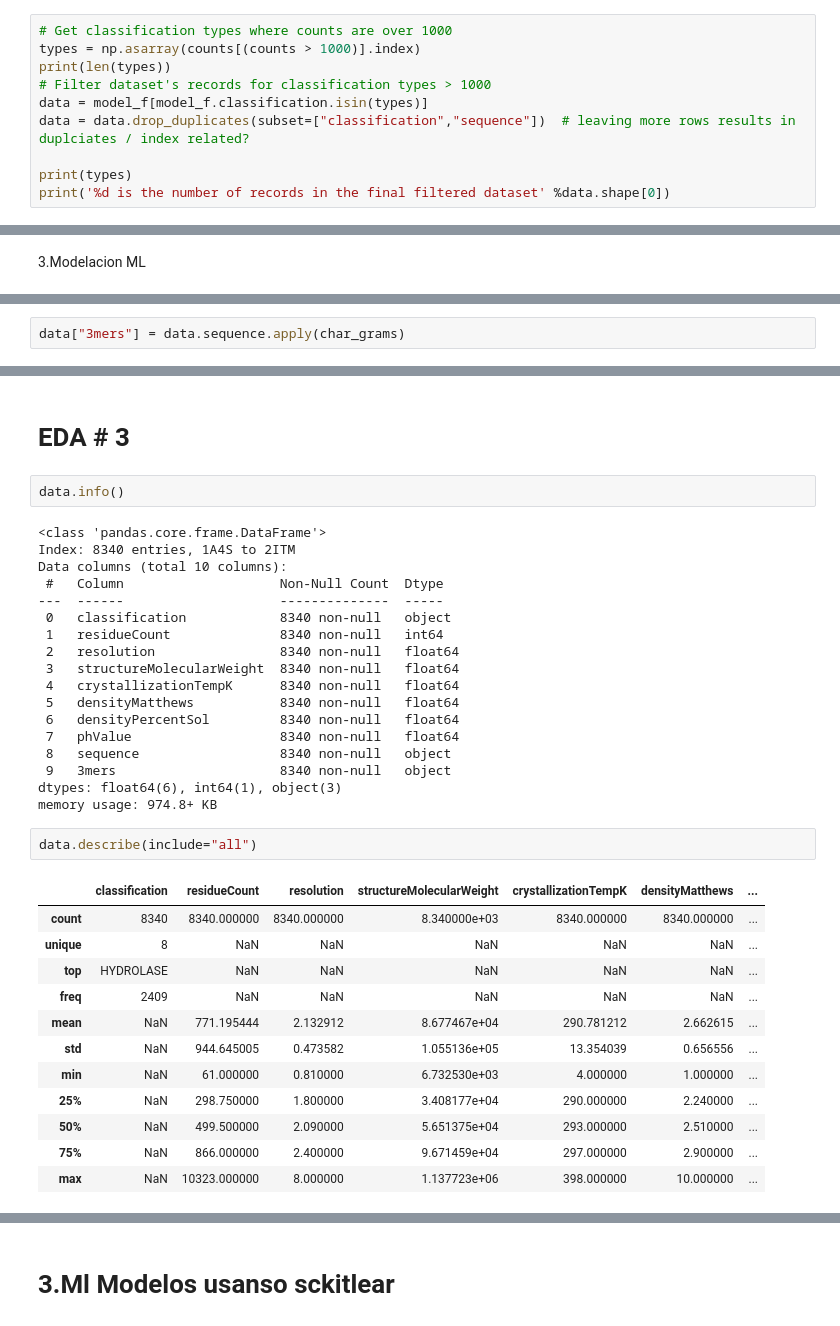
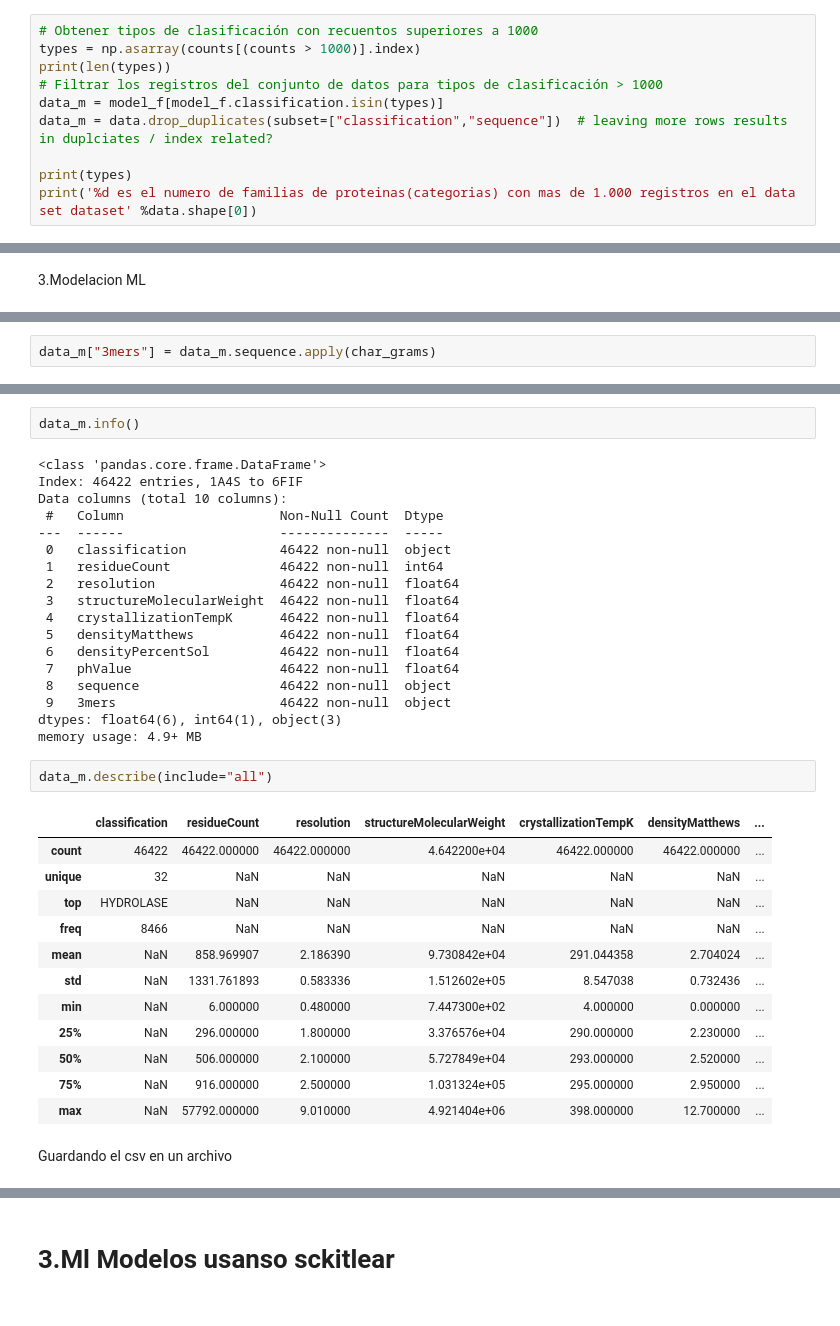
Before and after one commit to Vagarh/University-specialization-in-analytics-and-big-data-IU-DIGITAL, a Jupyter notebook: ML_Prediccion_Protein_Family.ipynb, the cells around one changed output, grey strips where cells are left out. Saved outputs shown, nothing was run; the diff lists cells and outputs as text.

```diff
--- a/ML_Prediccion_Protein_Family.ipynb
+++ b/ML_Prediccion_Protein_Family.ipynb
@@ -381,13 +377,13 @@ g.map_offdiag(sns.scatterplot)
 # %%
-# Get classification types where counts are over 1000
+# Obtener tipos de clasificación con recuentos superiores a 1000
 types = np.asarray(counts[(counts > 1000)].index)
 print(len(types))
-# Filter dataset's records for classification types > 1000
-data = model_f[model_f.classification.isin(types)]
-data = data.drop_duplicates(subset=["classification","sequence"])  # leaving more rows results in duplciates / index related?
+# Filtrar los registros del conjunto de datos para tipos de clasificación > 1000
+data_m = model_f[model_f.classification.isin(types)]
+data_m = data.drop_duplicates(subset=["classification","sequence"])  # leaving more rows results in duplciates / index related?
 
 print(types)
-print('%d is the number of records in the final filtered dataset' %data.shape[0])
+print('%d es el numero de familias de proteinas(categorias) con mas de 1.000 registros en el data set dataset' %data.shape[0])
 # %% [output]
 32
 ['HYDROLASE' 'TRANSFERASE' 'OXIDOREDUCTASE' 'IMMUNE SYSTEM'
@@ -468,5 +470,5 @@ structureId
 1A72    [STA, AGK, KVI, IKC, CKA, AAV, VLW, WEE, EKK, ...
 Name: sequence, dtype: object
 # %%
-data["3mers"] = data.sequence.apply(char_grams)
+data_m["3mers"] = data_m.sequence.apply(char_grams)
 # %%
@@ -482,39 +484,39 @@ data.tail()
-# %% [markdown]
-# EDA # 3
 # %%
-data.info()
+data_m.info()
 # %% [output]
 <class 'pandas.core.frame.DataFrame'>
-Index: 8340 entries, 1A4S to 2ITM
+Index: 46422 entries, 1A4S to 6FIF
 Data columns (total 10 columns):
  #   Column                    Non-Null Count  Dtype
 ---  ------                    --------------  -----
- 0   classification            8340 non-null   object
- 1   residueCount              8340 non-null   int64
- 2   resolution                8340 non-null   float64
- 3   structureMolecularWeight  8340 non-null   float64
- 4   crystallizationTempK      8340 non-null   float64
- 5   densityMatthews           8340 non-null   float64
- 6   densityPercentSol         8340 non-null   float64
- 7   phValue                   8340 non-null   float64
- 8   sequence                  8340 non-null   object
- 9   3mers                     8340 non-null   object
+ 0   classification            46422 non-null  object
+ 1   residueCount              46422 non-null  int64
+ 2   resolution                46422 non-null  float64
+ 3   structureMolecularWeight  46422 non-null  float64
+ 4   crystallizationTempK      46422 non-null  float64
+ 5   densityMatthews           46422 non-null  float64
+ 6   densityPercentSol         46422 non-null  float64
+ 7   phValue                   46422 non-null  float64
+ 8   sequence                  46422 non-null  object
+ 9   3mers                     46422 non-null  object
 dtypes: float64(6), int64(1), object(3)
-memory usage: 974.8+ KB
+memory usage: 4.9+ MB
 # %%
-data.describe(include="all")
+data_m.describe(include="all")
 # %% [output]
 |  | classification | residueCount | resolution | structureMolecularWeight | crystallizationTempK | densityMatthews | ... |
-| count | 8340 | 8340.000000 | 8340.000000 | 8.340000e+03 | 8340.000000 | 8340.000000 | ... |
-| unique | 8 | NaN | NaN | NaN | NaN | NaN | ... |
+| count | 46422 | 46422.000000 | 46422.000000 | 4.642200e+04 | 46422.000000 | 46422.000000 | ... |
+| unique | 32 | NaN | NaN | NaN | NaN | NaN | ... |
 | top | HYDROLASE | NaN | NaN | NaN | NaN | NaN | ... |
-| freq | 2409 | NaN | NaN | NaN | NaN | NaN | ... |
-| mean | NaN | 771.195444 | 2.132912 | 8.677467e+04 | 290.781212 | 2.662615 | ... |
-| std | NaN | 944.645005 | 0.473582 | 1.055136e+05 | 13.354039 | 0.656556 | ... |
-| min | NaN | 61.000000 | 0.810000 | 6.732530e+03 | 4.000000 | 1.000000 | ... |
-| 25% | NaN | 298.750000 | 1.800000 | 3.408177e+04 | 290.000000 | 2.240000 | ... |
-| 50% | NaN | 499.500000 | 2.090000 | 5.651375e+04 | 293.000000 | 2.510000 | ... |
-| 75% | NaN | 866.000000 | 2.400000 | 9.671459e+04 | 297.000000 | 2.900000 | ... |
-| max | NaN | 10323.000000 | 8.000000 | 1.137723e+06 | 398.000000 | 10.000000 | ... |
+| freq | 8466 | NaN | NaN | NaN | NaN | NaN | ... |
+| mean | NaN | 858.969907 | 2.186390 | 9.730842e+04 | 291.044358 | 2.704024 | ... |
+| std | NaN | 1331.761893 | 0.583336 | 1.512602e+05 | 8.547038 | 0.732436 | ... |
+| min | NaN | 6.000000 | 0.480000 | 7.447300e+02 | 4.000000 | 0.000000 | ... |
+| 25% | NaN | 296.000000 | 1.800000 | 3.376576e+04 | 290.000000 | 2.230000 | ... |
+| 50% | NaN | 506.000000 | 2.100000 | 5.727849e+04 | 293.000000 | 2.520000 | ... |
+| 75% | NaN | 916.000000 | 2.500000 | 1.031324e+05 | 295.000000 | 2.950000 | ... |
+| max | NaN | 57792.000000 | 9.010000 | 4.921404e+06 | 398.000000 | 12.700000 | ... |
+# %% [markdown]
+Guardando el csv en un archivo
 # %%
 ## Guardando el csv en un archivo
```
Also changed, not shown: parts of 37 cells of this notebook.
